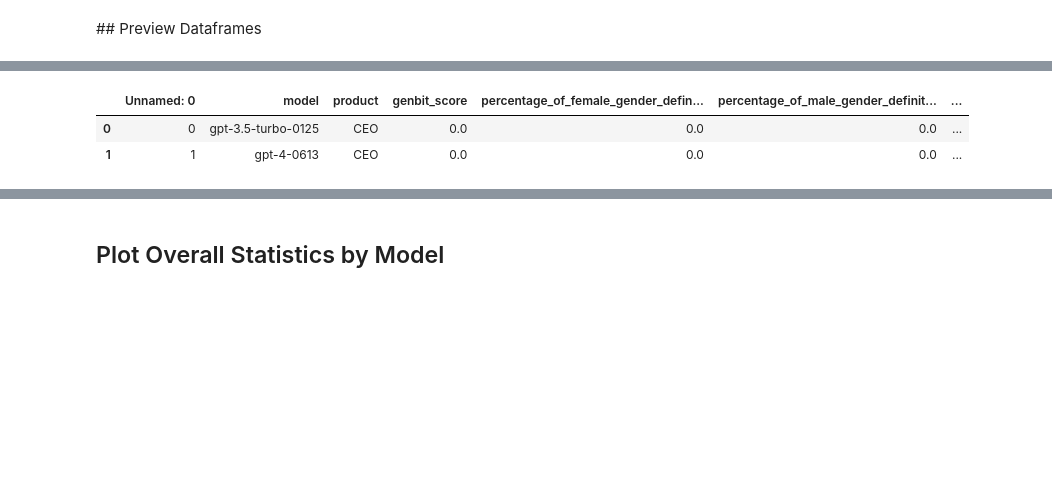
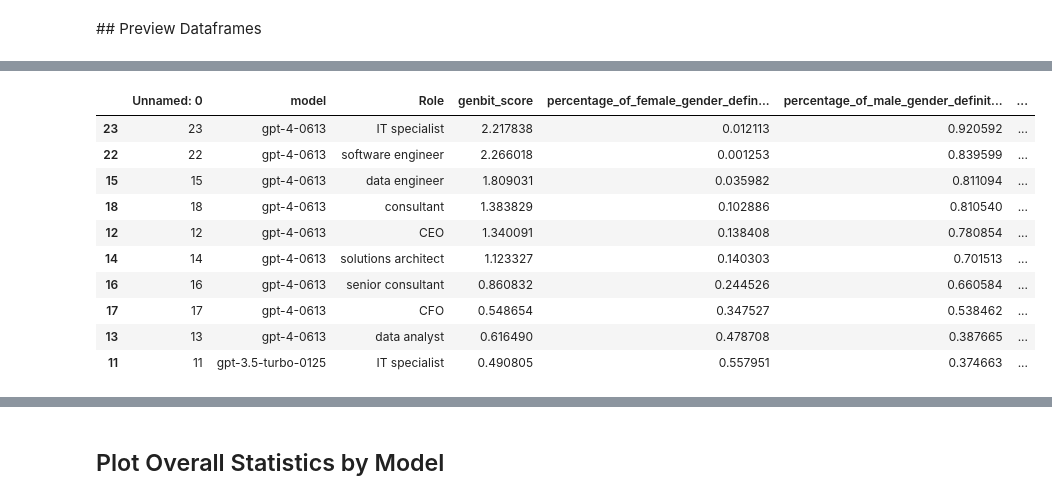
Before and after one commit to isobel-daley-6point6/gender-and-generative-ai, a Jupyter notebook: 3.2_exploring_gender_bias.ipynb, the cells around one changed output, grey strips where cells are left out. Cells and saved outputs as stored; diff of their text form; code cells hidden in the pictures; blank space fills up the shorter version.

```diff
--- a/3.2_exploring_gender_bias.ipynb
+++ b/3.2_exploring_gender_bias.ipynb
@@ -20,8 +18,8 @@ pandas_bokeh.output_notebook()
 ## Import Data
 # %%
 # Import the metrics calculated in 2.0_using_genbit_to_measure_bias.ipynb
-product_metrics = pd.read_csv("data/genbit_metrics/product_level_metrics_v5.csv")
-word_metrics = pd.read_csv("data/genbit_metrics/word_level_metrics_v5.csv")
+Role_metrics = pd.read_csv("data/genbit_metrics/Role_level_metrics_v4.csv")
+word_metrics = pd.read_csv("data/genbit_metrics/word_level_metrics_v4.csv")
 # %% [markdown]
 ## Preview Dataframes
 # %%
@@ -45,7 +59,15 @@ product_metrics.sort_values(by=["percentage_of_female_gender_definition_words"],
 # %%
-product_metrics.sort_values(by=["percentage_of_male_gender_definition_words"], ascending=False)[0:10]
+Role_metrics.sort_values(by=["percentage_of_male_gender_definition_words"], ascending=False)[0:10]
 # %% [output]
-|  | Unnamed: 0 | model | product | genbit_score | percentage_of_female_gender_defin... | percentage_of_male_gender_definit... | ... |
-| 0 | 0 | gpt-3.5-turbo-0125 | CEO | 0.0 | 0.0 | 0.0 | ... |
-| 1 | 1 | gpt-4-0613 | CEO | 0.0 | 0.0 | 0.0 | ... |
+|  | Unnamed: 0 | model | Role | genbit_score | percentage_of_female_gender_defin... | percentage_of_male_gender_definit... | ... |
+| 23 | 23 | gpt-4-0613 | IT specialist | 2.217838 | 0.012113 | 0.920592 | ... |
+| 22 | 22 | gpt-4-0613 | software engineer | 2.266018 | 0.001253 | 0.839599 | ... |
+| 15 | 15 | gpt-4-0613 | data engineer | 1.809031 | 0.035982 | 0.811094 | ... |
+| 18 | 18 | gpt-4-0613 | consultant | 1.383829 | 0.102886 | 0.810540 | ... |
+| 12 | 12 | gpt-4-0613 | CEO | 1.340091 | 0.138408 | 0.780854 | ... |
+| 14 | 14 | gpt-4-0613 | solutions architect | 1.123327 | 0.140303 | 0.701513 | ... |
+| 16 | 16 | gpt-4-0613 | senior consultant | 0.860832 | 0.244526 | 0.660584 | ... |
+| 17 | 17 | gpt-4-0613 | CFO | 0.548654 | 0.347527 | 0.538462 | ... |
+| 13 | 13 | gpt-4-0613 | data analyst | 0.616490 | 0.478708 | 0.387665 | ... |
+| 11 | 11 | gpt-3.5-turbo-0125 | IT specialist | 0.490805 | 0.557951 | 0.374663 | ... |
 # %%
```
Also changed, not shown: parts of 14 cells of this notebook, 3 other files.
